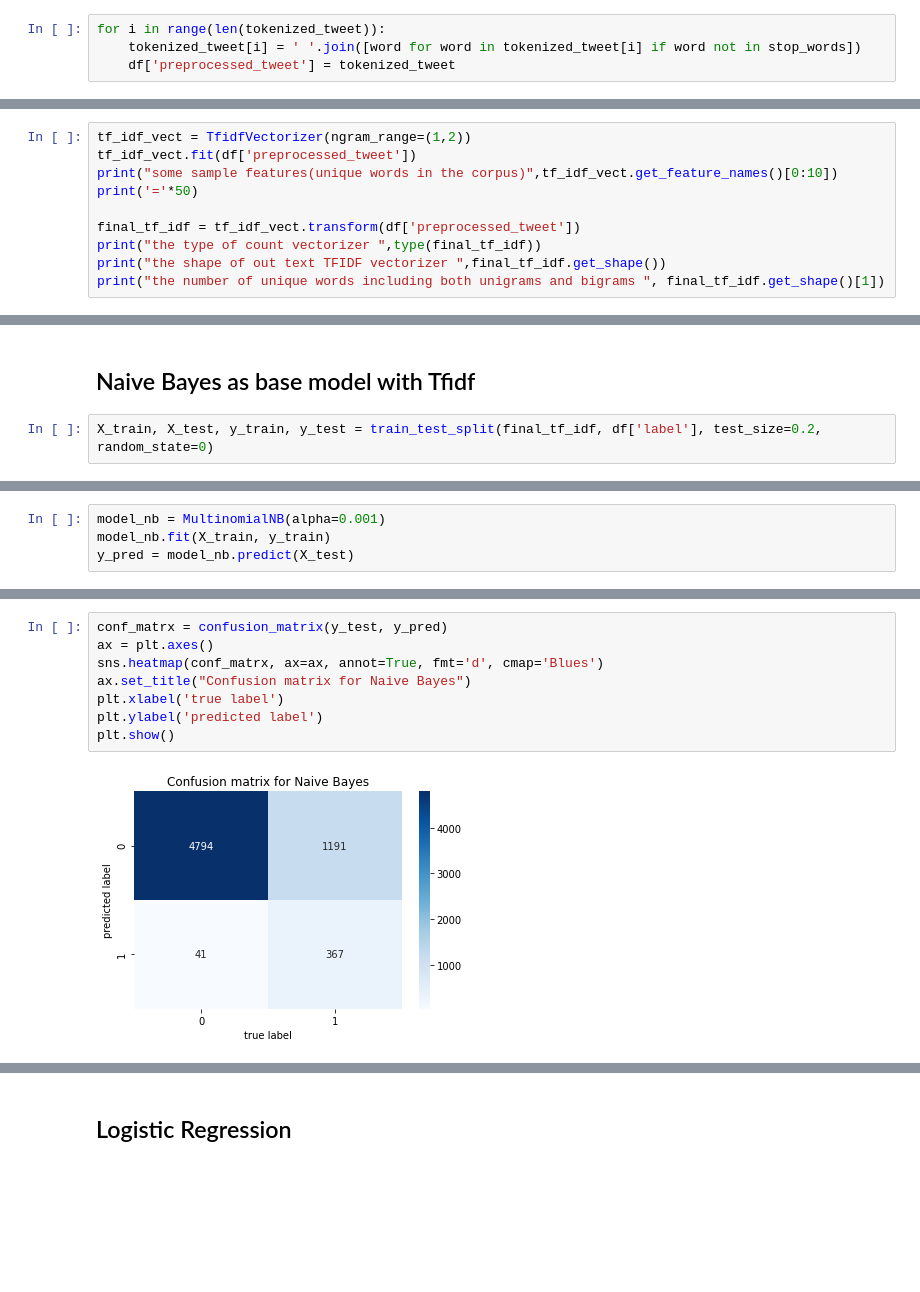
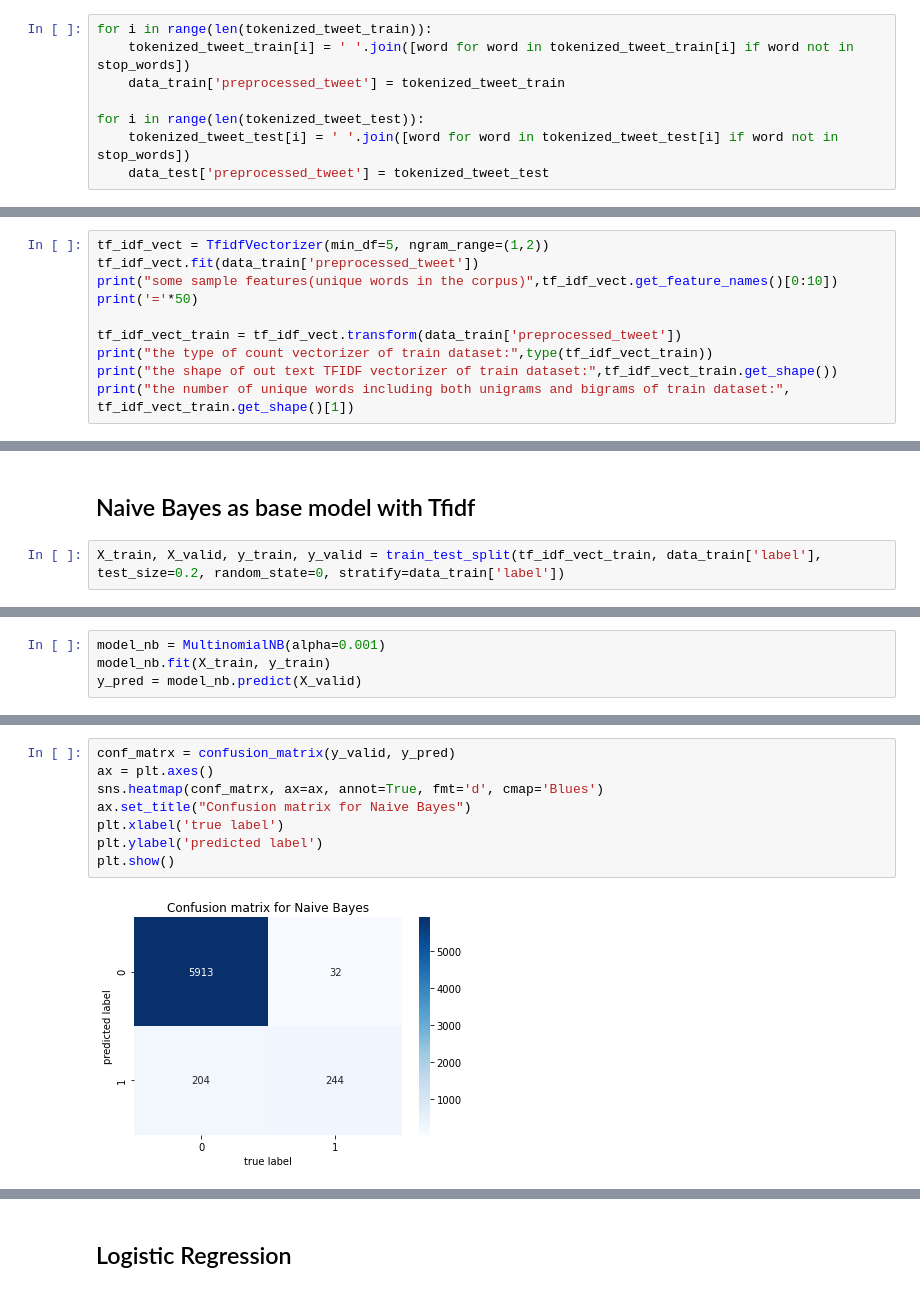
Before and after one commit to ayande48/twitter-sentiment-analysis, a Jupyter notebook: Twitter Sentiment Analysis.ipynb, the cells around one changed output, grey strips where cells are left out. Drawn from its saved outputs; the diff is of its cells as text; blank space fills up the shorter version.

```diff
--- a/Twitter Sentiment Analysis.ipynb
+++ b/Twitter Sentiment Analysis.ipynb
@@ -225,6 +327,10 @@ print(len(stop_words))
 178
 # %%
-for i in range(len(tokenized_tweet)):
-    tokenized_tweet[i] = ' '.join([word for word in tokenized_tweet[i] if word not in stop_words])
-    df['preprocessed_tweet'] = tokenized_tweet
+for i in range(len(tokenized_tweet_train)):
+    tokenized_tweet_train[i] = ' '.join([word for word in tokenized_tweet_train[i] if word not in stop_words])
+    data_train['preprocessed_tweet'] = tokenized_tweet_train
+
+for i in range(len(tokenized_tweet_test)):
+    tokenized_tweet_test[i] = ' '.join([word for word in tokenized_tweet_test[i] if word not in stop_words])
+    data_test['preprocessed_tweet'] = tokenized_tweet_test
 # %%
@@ -301,13 +434,13 @@ the number of unique words including both unigrams and bigrams  190958
 # %% [markdown]
 <h2>Tf-Idf Vectorizer</h2>
 # %%
-tf_idf_vect = TfidfVectorizer(ngram_range=(1,2))
-tf_idf_vect.fit(df['preprocessed_tweet'])
+tf_idf_vect = TfidfVectorizer(min_df=5, ngram_range=(1,2))
+tf_idf_vect.fit(data_train['preprocessed_tweet'])
 print("some sample features(unique words in the corpus)",tf_idf_vect.get_feature_names()[0:10])
 print('='*50)
 
-final_tf_idf = tf_idf_vect.transform(df['preprocessed_tweet'])
-print("the type of count vectorizer ",type(final_tf_idf))
-print("the shape of out text TFIDF vectorizer ",final_tf_idf.get_shape())
-print("the number of unique words including both unigrams and bigrams ", final_tf_idf.get_shape()[1])
+tf_idf_vect_train = tf_idf_vect.transform(data_train['preprocessed_tweet'])
+print("the type of count vectorizer of train dataset:",type(tf_idf_vect_train))
+print("the shape of out text TFIDF vectorizer of train dataset:",tf_idf_vect_train.get_shape())
+print("the number of unique words including both unigrams and bigrams of train dataset:", tf_idf_vect_train.get_shape()[1])
 # %% [output]
@@ -417,6 +579,6 @@ plt.show()
 # %% [markdown]
 <h2>Naive Bayes as base model with Tfidf</h2>
 # %%
-X_train, X_test, y_train, y_test = train_test_split(final_tf_idf, df['label'], test_size=0.2, random_state=0)
+X_train, X_valid, y_train, y_valid = train_test_split(tf_idf_vect_train, data_train['label'], test_size=0.2, random_state=0, stratify=data_train['label'])
 # %%
 print("Shape of X_train :", X_train.shape)
@@ -435,5 +593,5 @@ scipy.sparse.csr.csr_matrix
 # %%
 model_nb = MultinomialNB(alpha=0.001)
 model_nb.fit(X_train, y_train)
-y_pred = model_nb.predict(X_test)
+y_pred = model_nb.predict(X_valid)
 # %%
@@ -444,11 +613,11 @@ Accuracy with Naive Bayes model :  0.8072892225872047
 # %%
-conf_matrx = confusion_matrix(y_test, y_pred)
+conf_matrx = confusion_matrix(y_valid, y_pred)
 ax = plt.axes()
 sns.heatmap(conf_matrx, ax=ax, annot=True, fmt='d', cmap='Blues')
 ax.set_title("Confusion matrix for Naive Bayes")
 plt.xlabel('true label')
 plt.ylabel('predicted label')
 plt.show()
 # %% [output]
-[figure, old version]
+[figure, new version]
 # %%
```
Also changed, not shown: parts of 130 cells of this notebook.
